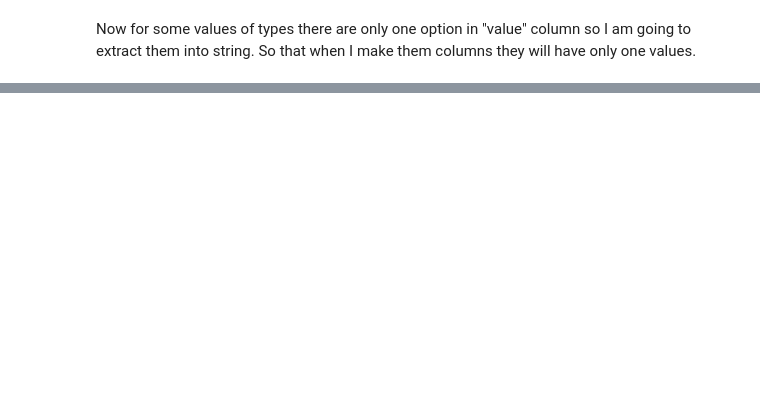
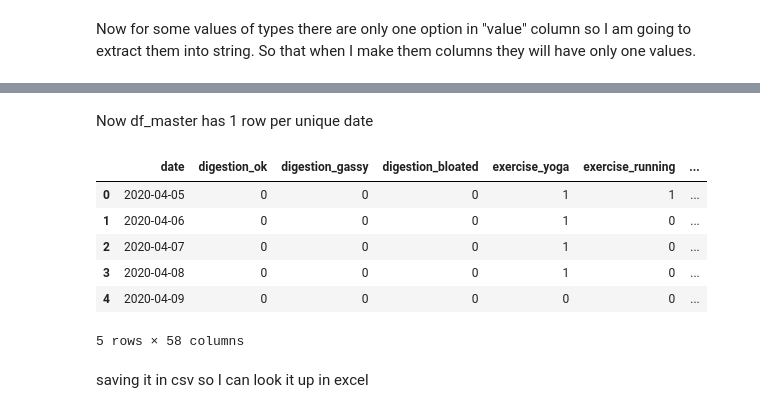
Before and after one commit to usha49/period-data-analysis, a Jupyter notebook: period_ana.ipynb, the cells around one changed output, grey strips where cells are left out. Cells and saved outputs as stored; diff of their text form; code cells hidden in the pictures; blank space fills up the shorter version.

Commit message:
Flattened the table

```diff
--- a/period_ana.ipynb
+++ b/period_ana.ipynb
@@ -349,0 +386,31 @@ Now for some values of types there are only one option in "value" column so I am
+# %%
+# a list of non-date columns
+non_date_cols = [col for col in df_flat.columns if col != 'date']
+
+# Separating numeric and object columns
+numeric_cols = df_flat[non_date_cols].select_dtypes(include=['number']).columns.tolist()
+object_cols = df_flat[non_date_cols].select_dtypes(exclude=['number']).columns.tolist()
+# %%
+agg_funcs = {col: 'max' for col in numeric_cols}
+agg_funcs.update({col: 'first' for col in object_cols})
+# %%
+df_master = df_flat.groupby('date').agg(agg_funcs).reset_index()
+# %% [markdown]
+Now df_master has 1 row per unique date
+# %%
+#replacing missing value with 0 for binary columns
+binary_cols = [col for col in df_master.columns if '_' in col]
+df_master[binary_cols] = df_master[binary_cols].fillna(0)
+df_master[binary_cols] = df_master[binary_cols].astype(int)
+# %%
+df_master.head()
+# %% [output]
+|  | date | digestion_ok | digestion_gassy | digestion_bloated | exercise_yoga | exercise_running | ... |
+| 0 | 2020-04-05 | 0 | 0 | 0 | 1 | 1 | ... |
+| 1 | 2020-04-06 | 0 | 0 | 0 | 1 | 0 | ... |
+| 2 | 2020-04-07 | 0 | 0 | 0 | 1 | 0 | ... |
+| 3 | 2020-04-08 | 0 | 0 | 0 | 1 | 0 | ... |
+| 4 | 2020-04-09 | 0 | 0 | 0 | 0 | 0 | ... |
+5 rows × 58 columns
+# %% [markdown]
+saving it in csv so I can look it up in excel
```
Also changed, not shown: parts of 13 cells of this notebook, 1 other file.
